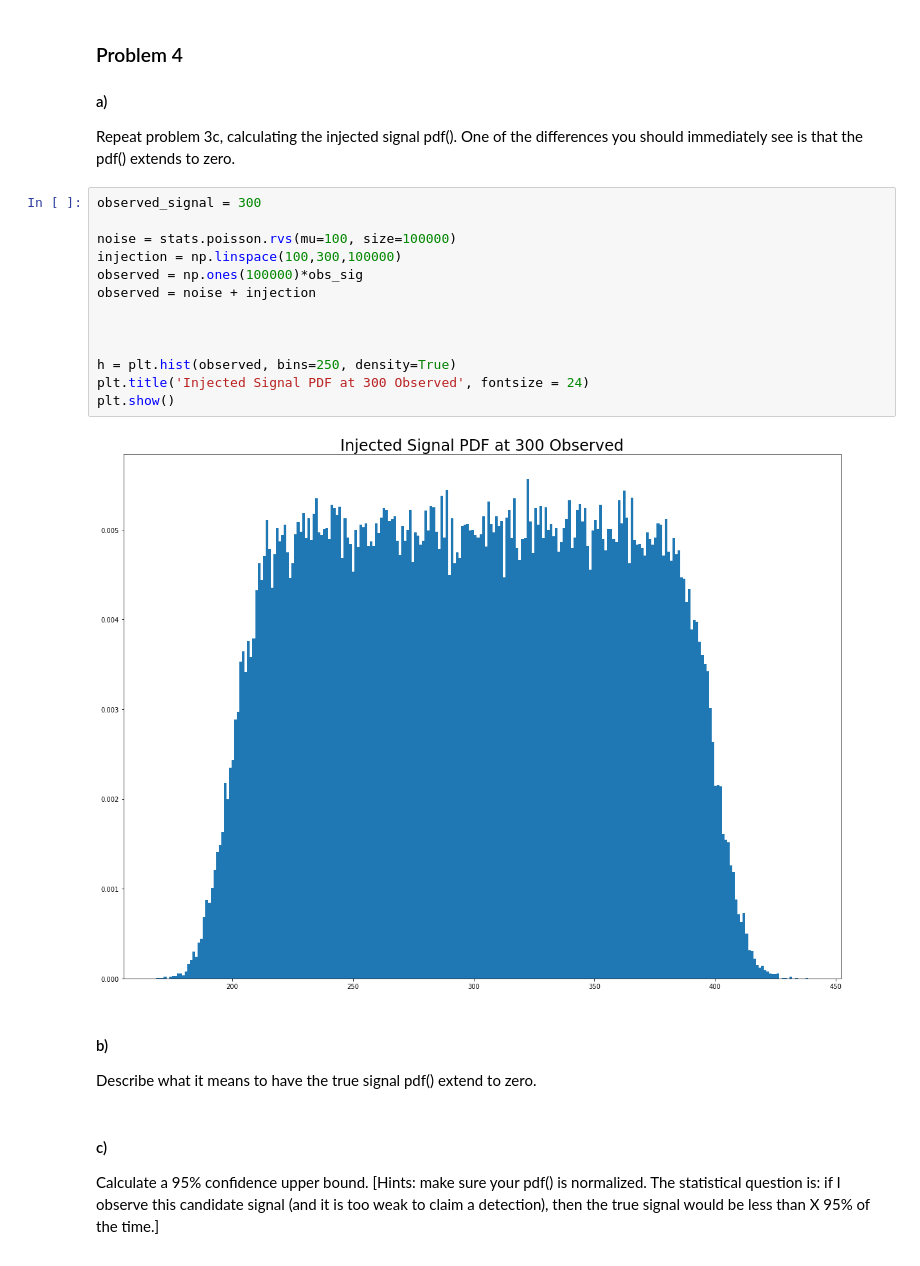
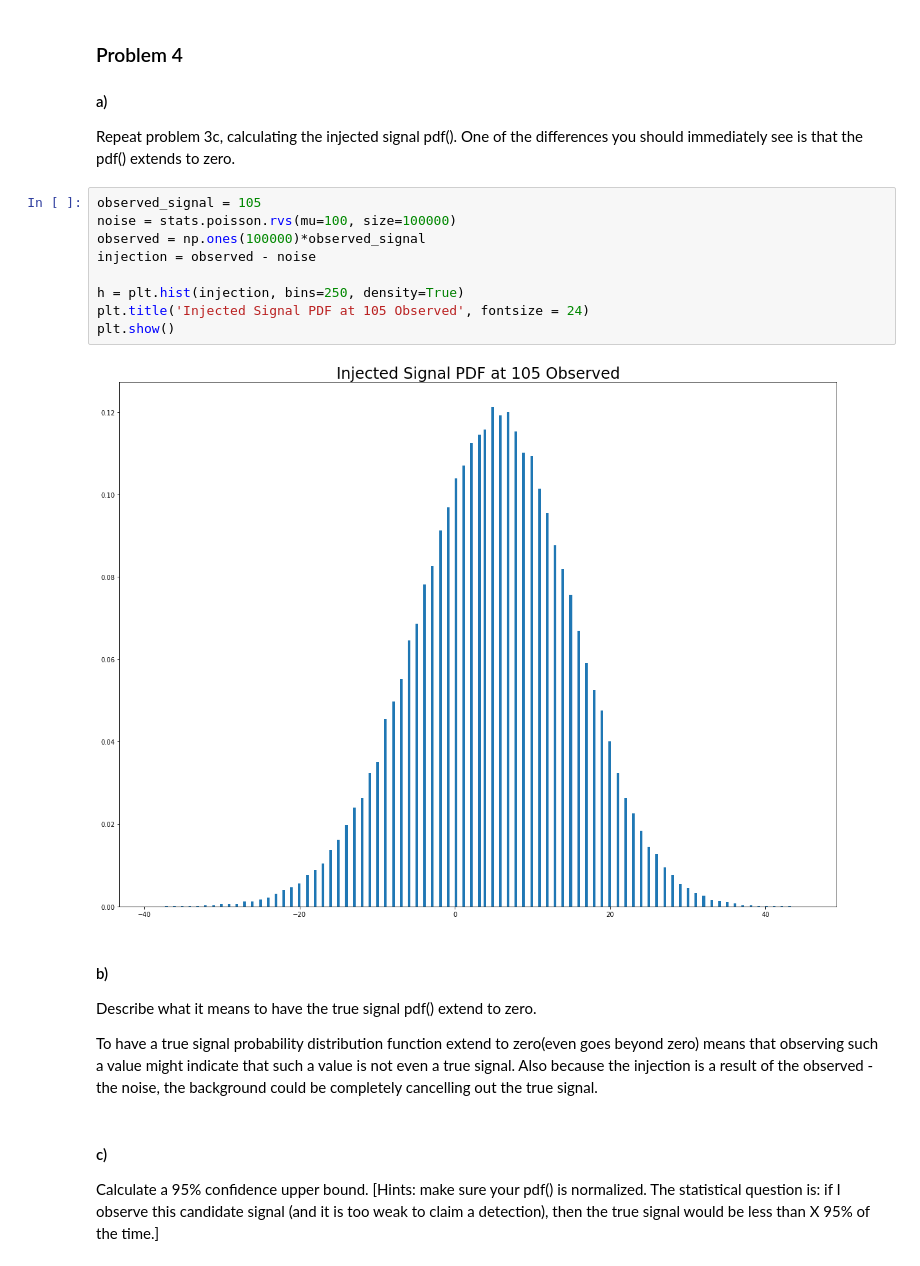
Before and after one commit to IgorBanin/Phys434, a Jupyter notebook: lab6.ipynb, the cells around one changed output. Saved outputs shown, nothing was run; the diff lists cells and outputs as text.

```diff
--- a/lab6.ipynb
+++ b/lab6.ipynb
@@ -174,23 +174,21 @@ Since our injection signal is normal or symmetric, distribution creates a gaussi
 #### a)
 Repeat problem 3c, calculating the injected signal pdf(). One of the differences you should immediately see is that the pdf() extends to zero.
 # %%
-observed_signal = 300
+observed_signal = 105
+noise = stats.poisson.rvs(mu=100, size=100000)
+observed = np.ones(100000)*observed_signal
+injection = observed - noise
 
-noise = stats.poisson.rvs(mu=100, size=100000)
-injection = np.linspace(100,300,100000)
-observed = np.ones(100000)*obs_sig
-observed = noise + injection
-
-
-
-h = plt.hist(observed, bins=250, density=True)
-plt.title('Injected Signal PDF at 300 Observed', fontsize = 24)
+h = plt.hist(injection, bins=250, density=True)
+plt.title('Injected Signal PDF at 105 Observed', fontsize = 24)
 plt.show()
 # %% [output]
-[figure, old version]
+[figure, new version]
-# %% [markdown]
-#### b)
-Describe what it means to have the true signal pdf() extend to zero.
+# %% [markdown]
+#### b)
+Describe what it means to have the true signal pdf() extend to zero.
+
+To have a true signal probability distribution function extend to zero(even goes beyond zero) means that observing such a value might indicate that such a value is not even a true signal. Also because the injection is a result of the observed - the noise, the background could be completely cancelling out the true signal.
 # %% [markdown]
 #### c)
 Calculate a 95% confidence upper bound. [Hints: make sure your pdf() is normalized. The statistical question is:  if I observe this candidate signal (and it is too weak to claim a detection), then the true signal would be less than X 95% of the time.]
```
Also changed, not shown: parts of 2 cells of this notebook, 1 other file.
